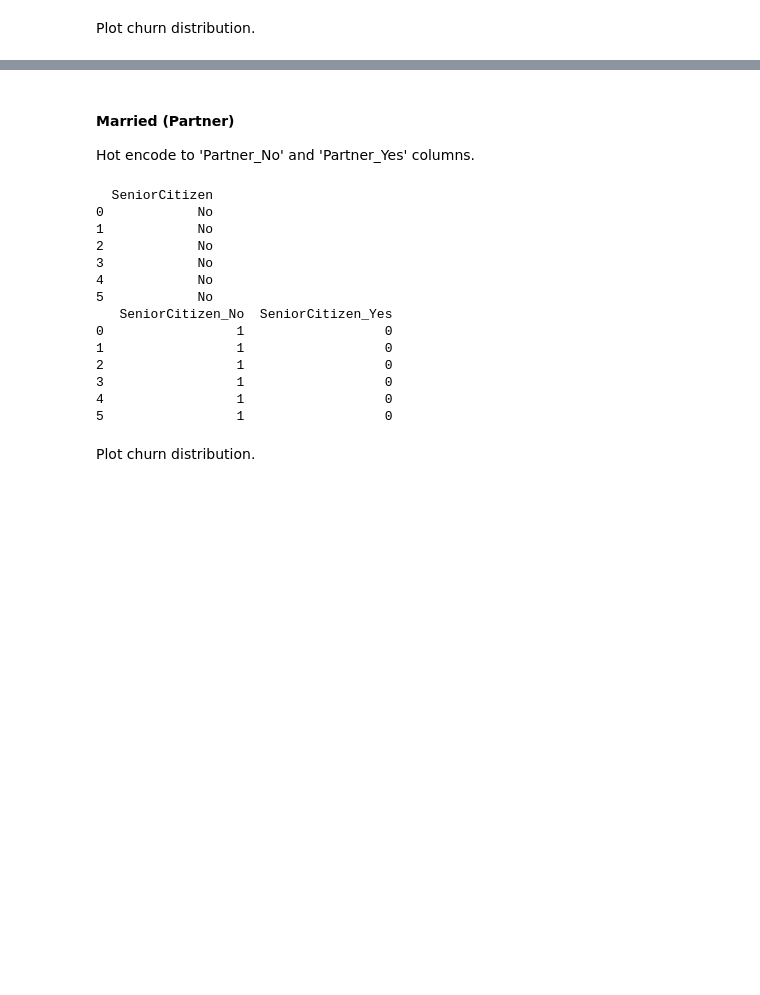
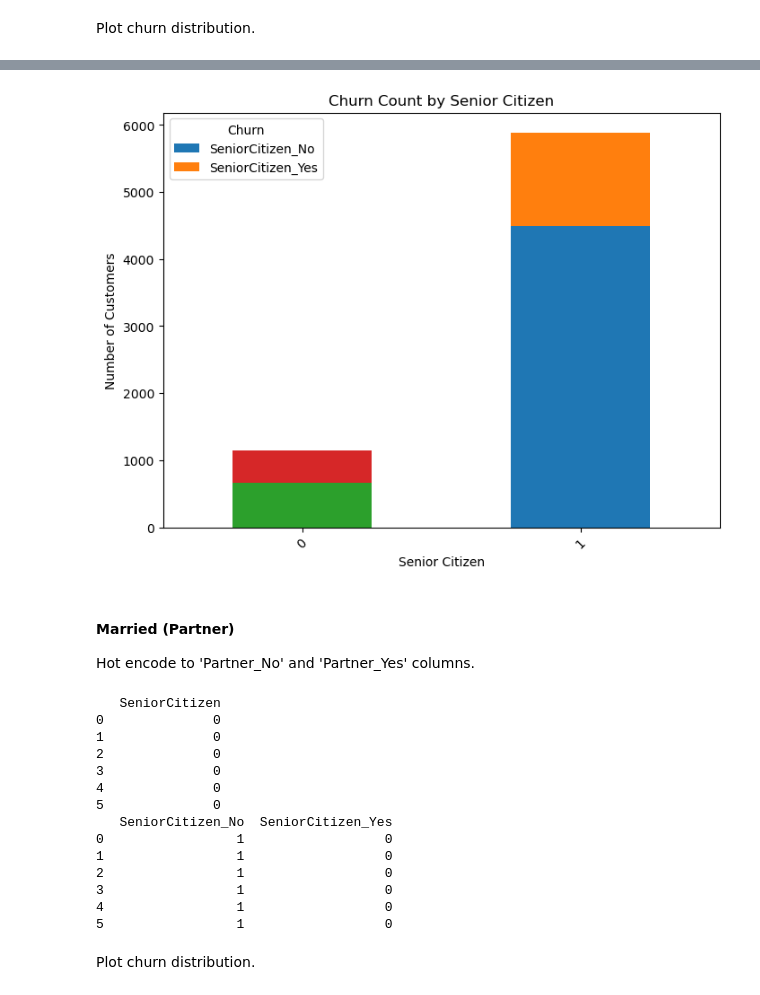
Before and after one commit to kushnertodd/telco-customer-churn, a Jupyter notebook: telco-customer-churn.ipynb, the cells around one changed output, grey strips where cells are left out. Cells and saved outputs as stored; diff of their text form; code cells hidden in the pictures; blank space fills up the shorter version.

```diff
--- a/telco-customer-churn.ipynb
+++ b/telco-customer-churn.ipynb
@@ -177,5 +172,5 @@ The dataset is loaded from the raw data file.
 A copy of the raw version is kept unchanged to ensure data integrity and reproducibility.
 # %%
 df_original = pd.read_csv("WA_Fn-UseC_-Telco-Customer-Churn.csv")
-df = df_original
+df = df_original.copy()
 # %% [markdown]
@@ -344,6 +357,7 @@ Check values of the categorical colums.
 # %%
 labels = {}
 for col in categorical_features:
+    df['PaymentMethod'] = df['PaymentMethod'].str.replace(' (automatic)', '')
     labels[col] = list(df[col].unique())
     print(col, ": ", sorted(labels[col]))
 # %% [output]
@@ -402,7 +416,7 @@ plt.show()
 #### Senior Citizen (SeniorCitizen)
 Hot encode to 'SeniorCitizen_No' and 'SeniorCitizen_Yes' columns.
 # %%
-print(df_original.loc[0:5, ['gender']])
-df = pd.get_dummies(df, columns=['gender'], prefix='Gender', dtype=int)
-print(df.loc[0:5, ['Gender_Female', 'Gender_Male' ]])
+print(df_original.loc[0:5, ['SeniorCitizen']])
+df = pd.get_dummies(df, columns=['SeniorCitizen'], prefix='SeniorCitizen', dtype=int)
+print(df.loc[0:5, ['SeniorCitizen_No', 'SeniorCitizen_Yes' ]])
 # %% [output]
@@ -436,3 +450,16 @@ plt.show()
+# %%
+#SeniorCitizen_churn = pd.crosstab(df.loc[df['SeniorCitizen_No'] != "None", 'SeniorCitizen_No'], df['Churn'])
+#SeniorCitizen_churn = pd.crosstab(index=[df["Region"], df["Product"]], columns=df["Status"])
+SeniorCitizen_churn = pd.crosstab(index=df["SeniorCitizen_No"], columns=[df["SeniorCitizen_Yes"], df["Churn"]])
+SeniorCitizen_churn.plot(kind='bar', stacked=True, figsize=(8,6))
+plt.title("Churn Count by Senior Citizen")
+plt.xlabel("Senior Citizen")
+plt.ylabel("Number of Customers")
+plt.legend(title="Churn", labels=["SeniorCitizen_No", "SeniorCitizen_Yes"])
+plt.xticks(rotation=45)
+plt.show()
+# %% [output]
+[figure, added]
 # %% [markdown]
 #### Married (Partner)
 Hot encode to 'Partner_No' and 'Partner_Yes' columns.
@@ -441,13 +468,13 @@ print(df_original.loc[0:5, ['SeniorCitizen']])
 df = pd.get_dummies(df, columns=['SeniorCitizen'], prefix='SeniorCitizen', dtype=int)
 print(df.loc[0:5, ['SeniorCitizen_No', 'SeniorCitizen_Yes' ]])
 # %% [output]
-  SeniorCitizen
-0            No
-1            No
-2            No
-3            No
-4            No
-5            No
+   SeniorCitizen
+0              0
+1              0
+2              0
+3              0
+4              0
+5              0
    SeniorCitizen_No  SeniorCitizen_Yes
 0                 1                  0
 1                 1                  0
```
Also changed, not shown: parts of 9 cells of this notebook.
